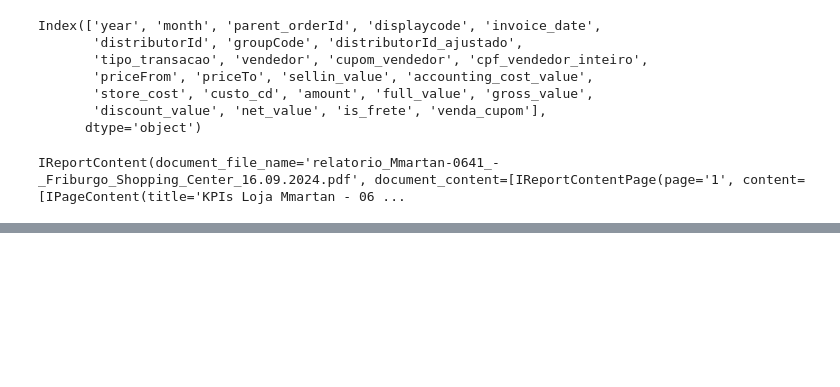
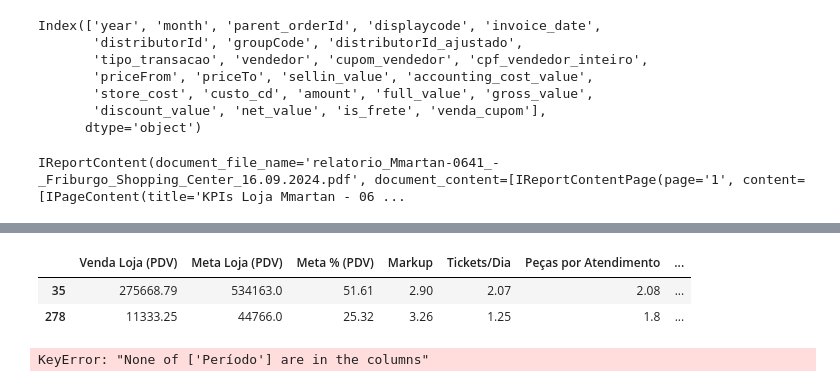
Before and after one commit to AmmoJailton/kpi-indicadores2, a Jupyter notebook: notebooks/base_nova.ipynb, the cells around one changed output, grey strips where cells are left out. Cells and saved outputs as stored; diff of their text form; code cells hidden in the pictures; blank space fills up the shorter version.

```diff
--- a/notebooks/base_nova.ipynb
+++ b/notebooks/base_nova.ipynb
@@ -215,0 +347,70 @@ kpi.df_vendas_pdv.head()
+# %%
+mask = kpiDataManager.df_kpis_loja["distributorId"] == id_loja
+df_store = kpiDataManager.df_kpis_loja[mask].fillna(0).copy()
+# %%
+
+rename_dict = {
+    "net_value": "Venda Loja (PDV)",
+    "meta": "Meta Loja (PDV)",
+    "meta_percentual": "Meta % (PDV)",
+    "mkp": "Markup",
+    "tkts_per_day": "Tickets/Dia",
+    "PA": "Peças por Atendimento",
+    "tkt_medio": "Ticket Médio",
+    # 'n_parcelas':'Parcela Média',
+    "discount_percentual": "Desconto Médio %",
+    "type": "Período",
+}
+
+df_store_current_month = df_store.loc[df_store.groupby(["type"])["month"].idxmax()].drop_duplicates()
+df_store_formated = df_store_current_month[rename_dict.keys()].round(2).rename(columns=rename_dict)
+df_store_formated
+# %% [output]
+|  | Venda Loja (PDV) | Meta Loja (PDV) | Meta % (PDV) | Markup | Tickets/Dia | Peças por Atendimento | ... |
+| 35 | 275668.79 | 534163.0 | 51.61 | 2.90 | 2.07 | 2.08 | ... |
+| 278 | 11333.25 | 44766.0 | 25.32 | 3.26 | 1.25 | 1.8 | ... |
+# %%
+df_store_current_month = df_store.loc[df_store.groupby(["type"])["month"].idxmax()].drop_duplicates()
+
+rename_dict = {
+    "net_value": "Venda Loja (PDV)",
+    "meta": "Meta Loja (PDV)",
+    "meta_percentual": "Meta % (PDV)",
+    "mkp": "Markup",
+    "tkts_per_day": "Tickets/Dia",
+    "PA": "Peças por Atendimento",
+    "tkt_medio": "Ticket Médio",
+    # 'n_parcelas':'Parcela Média',
+    "discount_percentual": "Desconto Médio %",
+    "type": "Período",
+}
+
+format_money = "R$ {:,.0f}"
+format_percentage = "{:,.0f}%"
+
+format_dict = {
+    "Venda Loja (PDV)": format_money,
+    "Meta Loja (PDV)": format_money,
+    "Meta % (PDV)": format_percentage,
+    "Markup": "{:,.2f}",
+    "Tickets/Dia": "{:,.1f}",
+    "Peças por Atendimento": "{:,.1f}",
+    "Ticket Médio": format_money,
+    # 'Parcela Média':'{:,.1f}',
+    "Desconto Médio %": format_percentage,
+}
+
+df_store_formated = df_store_current_month[rename_dict.keys()].round(2).rename(columns=rename_dict)
+
+for key, format in format_dict.items():
+    df_store_formated[key] = df_store_formated[key].map(format.format)
+
+    if format == format_money:
+        df_store_formated[key] = df_store_formated[key].astype(str).str.replace(",", ".")
+
+    df_store_formated = df_store_formated.set_index("Período")
+
+
+df_store_formated
+# %% [output]
+KeyError: "None of ['Período'] are in the columns"
```
Also changed, not shown: parts of 12 cells of this notebook, 4 other files.
